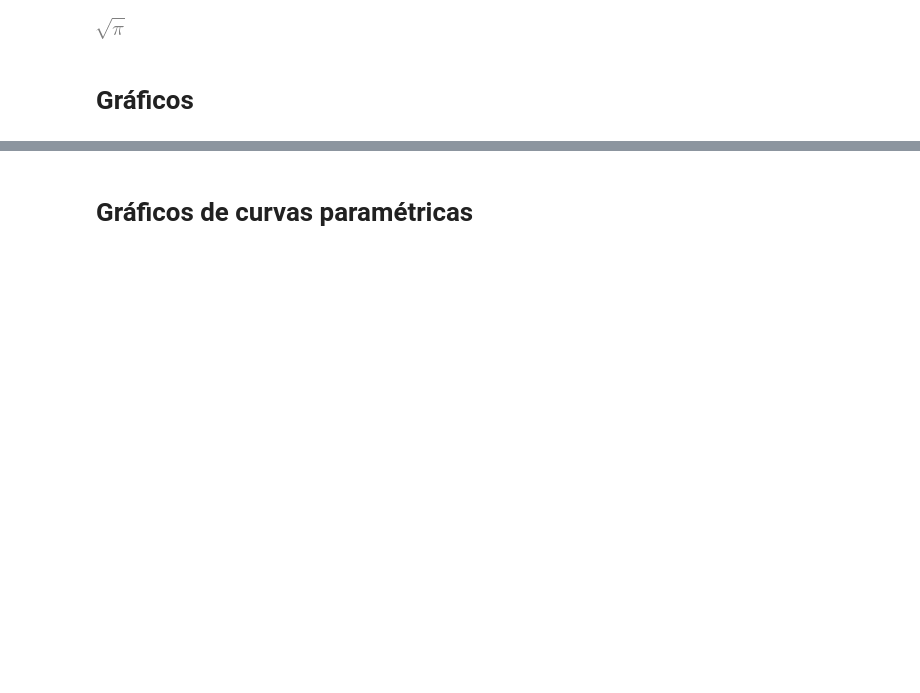
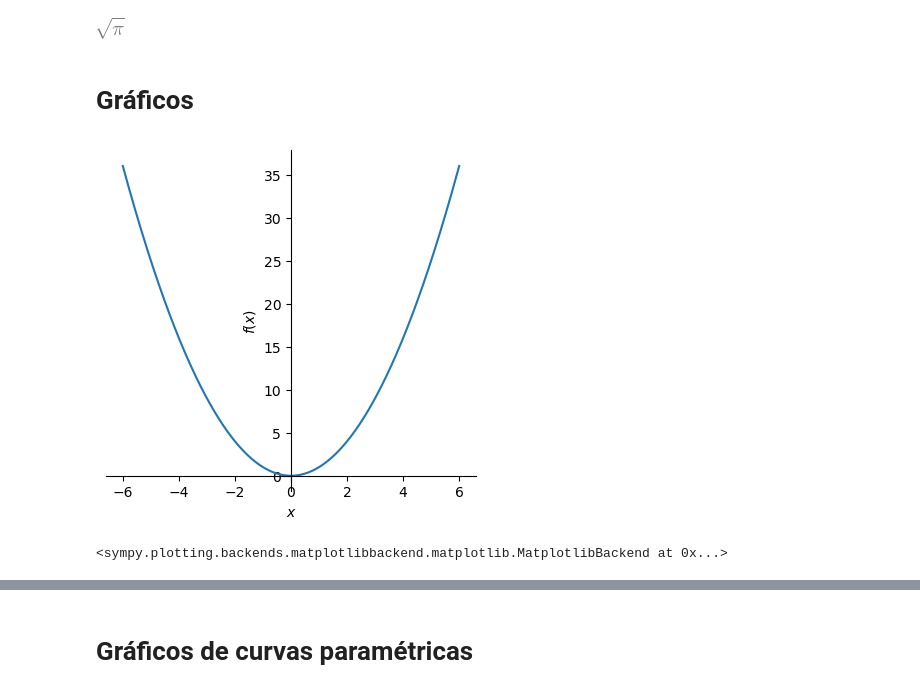
Before and after one commit to ozsp12/math_elementar, a Jupyter notebook: calculo_uma_variavel/introducao_sympy.ipynb, the cells around one changed output, grey strips where cells are left out. Saved outputs shown, nothing was run; the diff lists cells and outputs as text; code cells hidden in the pictures; blank space fills up the shorter version.

```diff
--- a/calculo_uma_variavel/introducao_sympy.ipynb
+++ b/calculo_uma_variavel/introducao_sympy.ipynb
@@ -256,3 +259,8 @@ sym.integrate(sym.exp(-x**2), (x, -sym.oo, sym.oo))
 [figure]
 # %% [markdown]
 # Gráficos
+# %%
+sym.plot(x ** 2, (x, -6, 6), size = (4,4))
+# %% [output]
+[figure, added]
+<sympy.plotting.backends.matplotlibbackend.matplotlib.MatplotlibBackend at 0x...>
```
Also changed, not shown: parts of 51 cells of this notebook, 5 other files.
